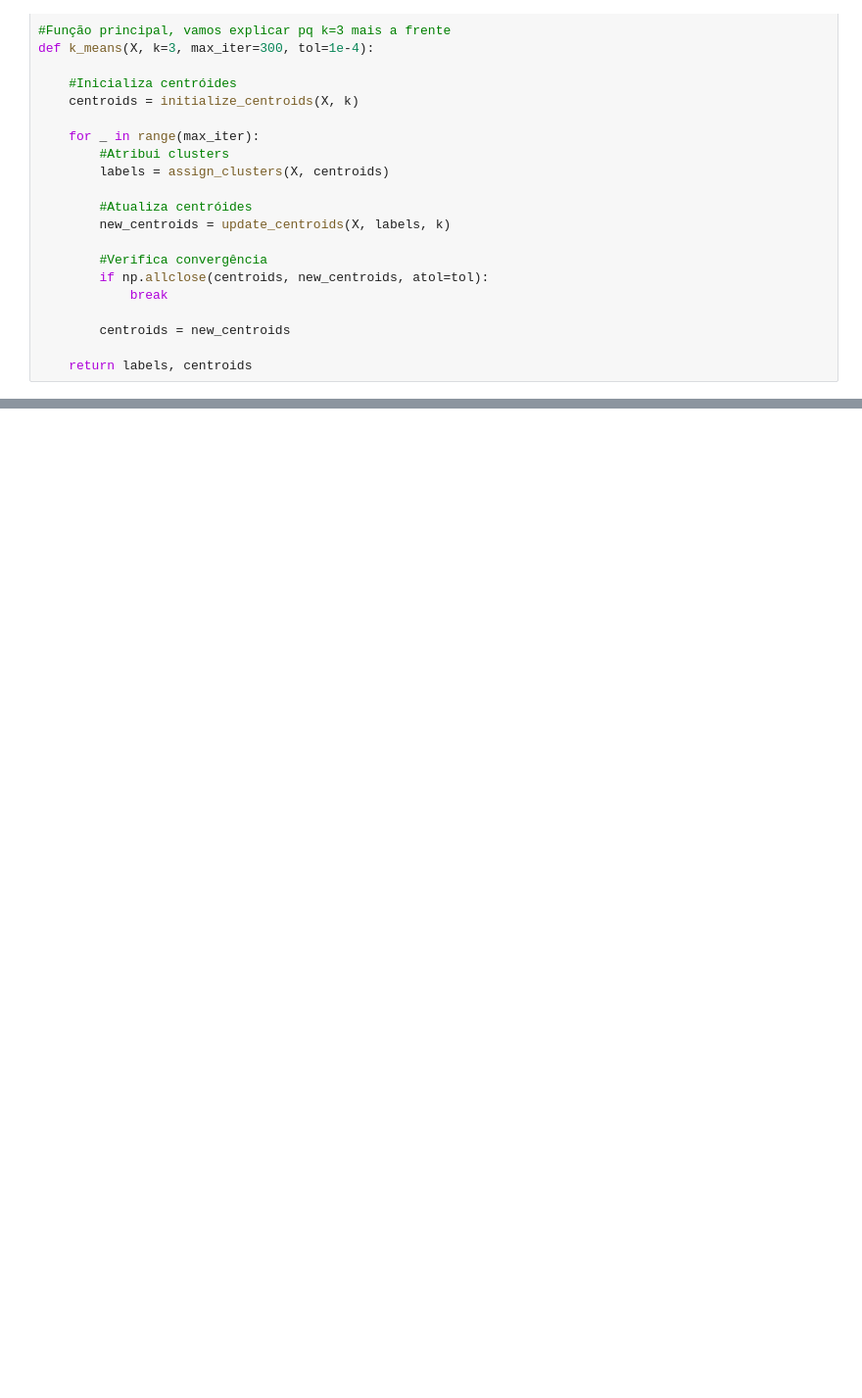
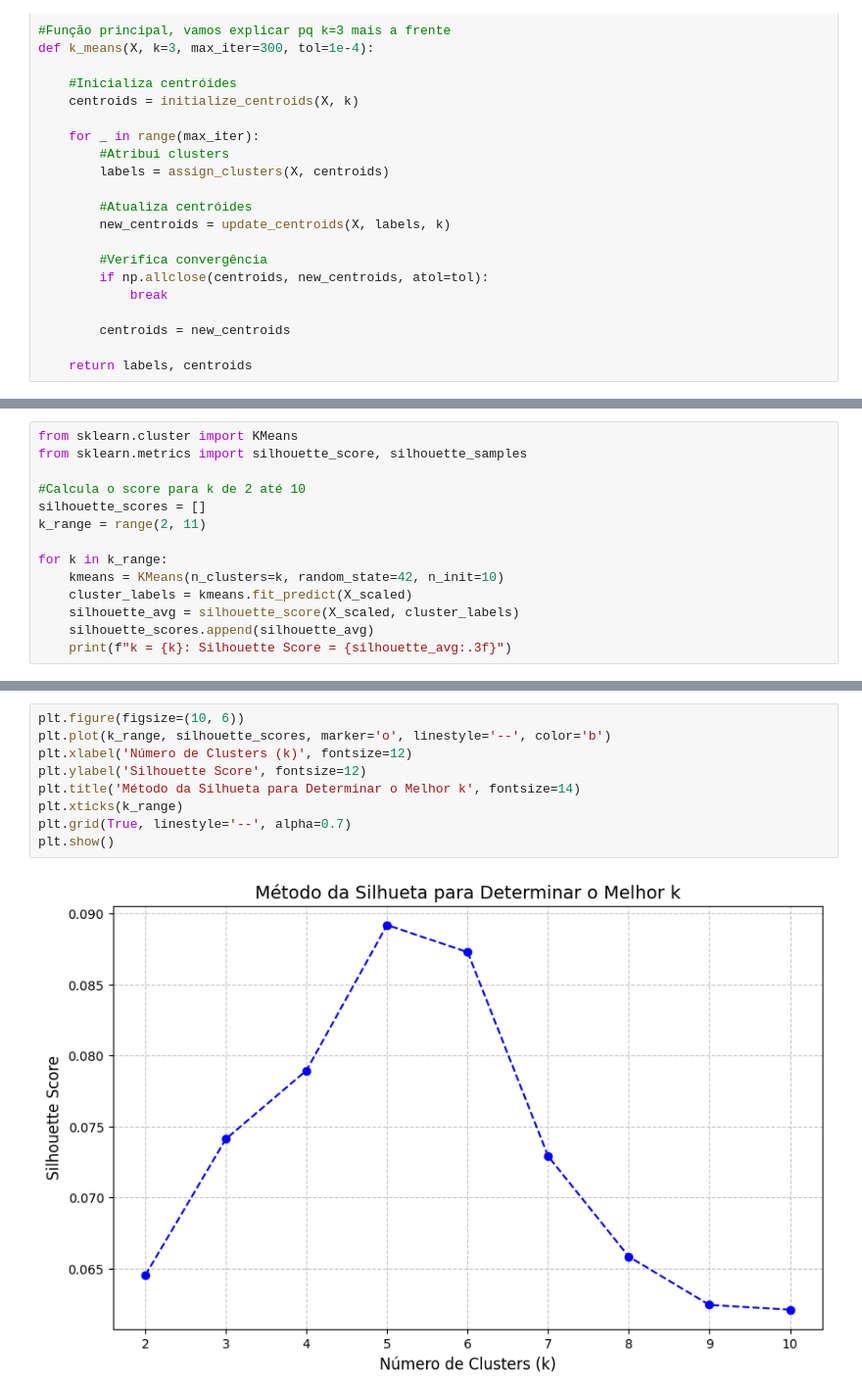
Before and after one commit to gibi177/CIS--PS, a Jupyter notebook: Modulo 2/Atividade Clustering/Atividade_Clustering.ipynb, the cells around one changed output, grey strips where cells are left out. Shown at 98% size. Cells and saved outputs as stored; diff of their text form; blank space fills up the shorter version.

```diff
--- a/Modulo 2/Atividade Clustering/Atividade_Clustering.ipynb
+++ b/Modulo 2/Atividade Clustering/Atividade_Clustering.ipynb
@@ -331,0 +354,14 @@ plt.show()
+# %%
+from sklearn.cluster import KMeans
+from sklearn.metrics import silhouette_score, silhouette_samples
+
+#Calcula o score para k de 2 até 10
+silhouette_scores = []
+k_range = range(2, 11)
+
+for k in k_range:
+    kmeans = KMeans(n_clusters=k, random_state=42, n_init=10)
+    cluster_labels = kmeans.fit_predict(X_scaled)
+    silhouette_avg = silhouette_score(X_scaled, cluster_labels)
+    silhouette_scores.append(silhouette_avg)
+    print(f"k = {k}: Silhouette Score = {silhouette_avg:.3f}")
@@ -331,0 +378,11 @@ plt.show()
+# %%
+plt.figure(figsize=(10, 6))
+plt.plot(k_range, silhouette_scores, marker='o', linestyle='--', color='b')
+plt.xlabel('Número de Clusters (k)', fontsize=12)
+plt.ylabel('Silhouette Score', fontsize=12)
+plt.title('Método da Silhueta para Determinar o Melhor k', fontsize=14)
+plt.xticks(k_range)
+plt.grid(True, linestyle='--', alpha=0.7)
+plt.show()
+# %% [output]
+[figure, added]
```
Also changed, not shown: parts of 12 cells of this notebook.
